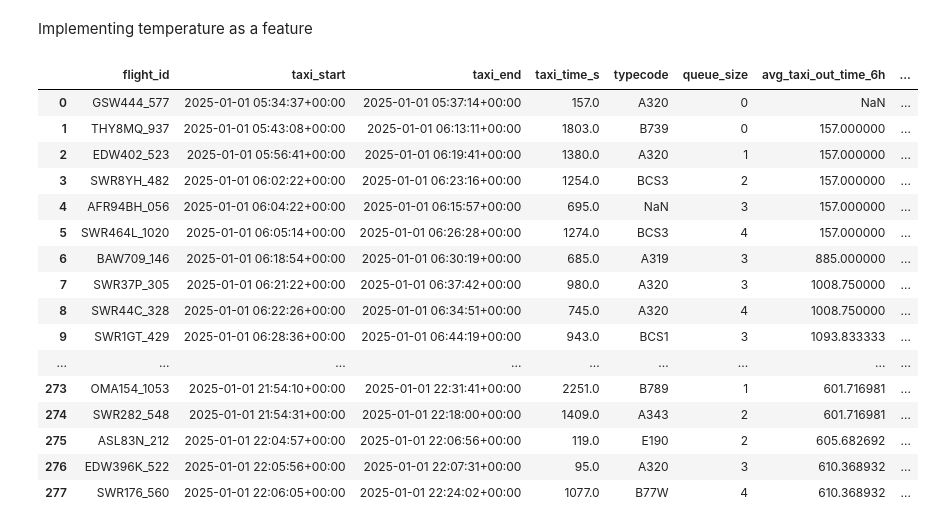
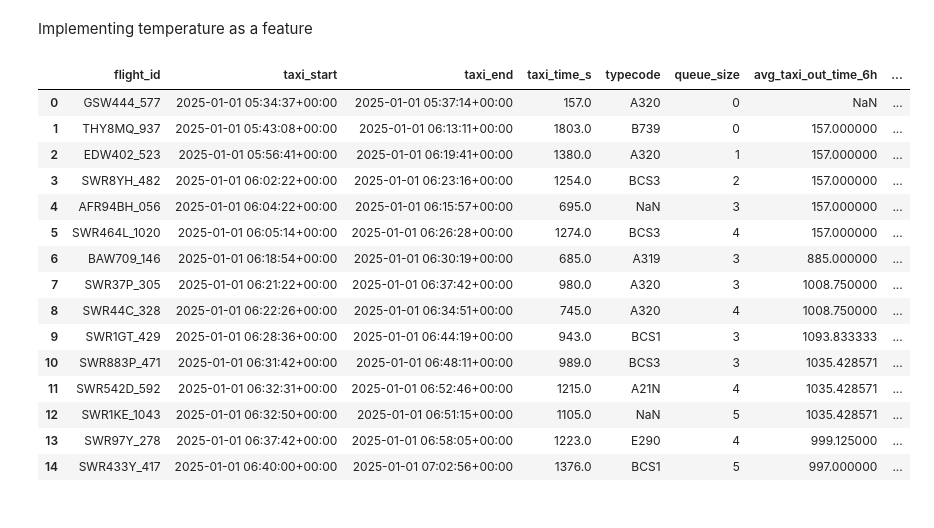
Before and after one commit to romanoburri1-dotcom/BA, a Jupyter notebook: feature_engineering/features_v1.ipynb, the cells around one changed output. Cells and saved outputs as stored; diff of their text form; code cells hidden in the pictures.

```diff
--- a/feature_engineering/features_v1.ipynb
+++ b/feature_engineering/features_v1.ipynb
@@ -359,21 +358,20 @@ features_df = pd.merge_asof(
 features_df = features_df.drop(columns="reference_timestamp")
 # %%
-features_df
+features_df.head(15)
 # %% [output]
 |  | flight_id | taxi_start | taxi_end | taxi_time_s | typecode | queue_size | avg_taxi_out_time_6h | ... |
 | 0 | GSW444_577 | 2025-01-01 05:34:37+00:00 | 2025-01-01 05:37:14+00:00 | 157.0 | A320 | 0 | NaN | ... |
 | 1 | THY8MQ_937 | 2025-01-01 05:43:08+00:00 | 2025-01-01 06:13:11+00:00 | 1803.0 | B739 | 0 | 157.000000 | ... |
 | 2 | EDW402_523 | 2025-01-01 05:56:41+00:00 | 2025-01-01 06:19:41+00:00 | 1380.0 | A320 | 1 | 157.000000 | ... |
 | 3 | SWR8YH_482 | 2025-01-01 06:02:22+00:00 | 2025-01-01 06:23:16+00:00 | 1254.0 | BCS3 | 2 | 157.000000 | ... |
 | 4 | AFR94BH_056 | 2025-01-01 06:04:22+00:00 | 2025-01-01 06:15:57+00:00 | 695.0 | NaN | 3 | 157.000000 | ... |
 | 5 | SWR464L_1020 | 2025-01-01 06:05:14+00:00 | 2025-01-01 06:26:28+00:00 | 1274.0 | BCS3 | 4 | 157.000000 | ... |
 | 6 | BAW709_146 | 2025-01-01 06:18:54+00:00 | 2025-01-01 06:30:19+00:00 | 685.0 | A319 | 3 | 885.000000 | ... |
 | 7 | SWR37P_305 | 2025-01-01 06:21:22+00:00 | 2025-01-01 06:37:42+00:00 | 980.0 | A320 | 3 | 1008.750000 | ... |
 | 8 | SWR44C_328 | 2025-01-01 06:22:26+00:00 | 2025-01-01 06:34:51+00:00 | 745.0 | A320 | 4 | 1008.750000 | ... |
 | 9 | SWR1GT_429 | 2025-01-01 06:28:36+00:00 | 2025-01-01 06:44:19+00:00 | 943.0 | BCS1 | 3 | 1093.833333 | ... |
-| ... | ... | ... | ... | ... | ... | ... | ... | ... |
-| 273 | OMA154_1053 | 2025-01-01 21:54:10+00:00 | 2025-01-01 22:31:41+00:00 | 2251.0 | B789 | 1 | 601.716981 | ... |
-| 274 | SWR282_548 | 2025-01-01 21:54:31+00:00 | 2025-01-01 22:18:00+00:00 | 1409.0 | A343 | 2 | 601.716981 | ... |
-| 275 | ASL83N_212 | 2025-01-01 22:04:57+00:00 | 2025-01-01 22:06:56+00:00 | 119.0 | E190 | 2 | 605.682692 | ... |
-| 276 | EDW396K_522 | 2025-01-01 22:05:56+00:00 | 2025-01-01 22:07:31+00:00 | 95.0 | A320 | 3 | 610.368932 | ... |
-| 277 | SWR176_560 | 2025-01-01 22:06:05+00:00 | 2025-01-01 22:24:02+00:00 | 1077.0 | B77W | 4 | 610.368932 | ... |
+| 10 | SWR883P_471 | 2025-01-01 06:31:42+00:00 | 2025-01-01 06:48:11+00:00 | 989.0 | BCS3 | 3 | 1035.428571 | ... |
+| 11 | SWR542D_592 | 2025-01-01 06:32:31+00:00 | 2025-01-01 06:52:46+00:00 | 1215.0 | A21N | 4 | 1035.428571 | ... |
+| 12 | SWR1KE_1043 | 2025-01-01 06:32:50+00:00 | 2025-01-01 06:51:15+00:00 | 1105.0 | NaN | 5 | 1035.428571 | ... |
+| 13 | SWR97Y_278 | 2025-01-01 06:37:42+00:00 | 2025-01-01 06:58:05+00:00 | 1223.0 | E290 | 4 | 999.125000 | ... |
+| 14 | SWR433Y_417 | 2025-01-01 06:40:00+00:00 | 2025-01-01 07:02:56+00:00 | 1376.0 | BCS1 | 5 | 997.000000 | ... |
```
Also changed, not shown: parts of 1 cell of this notebook.
